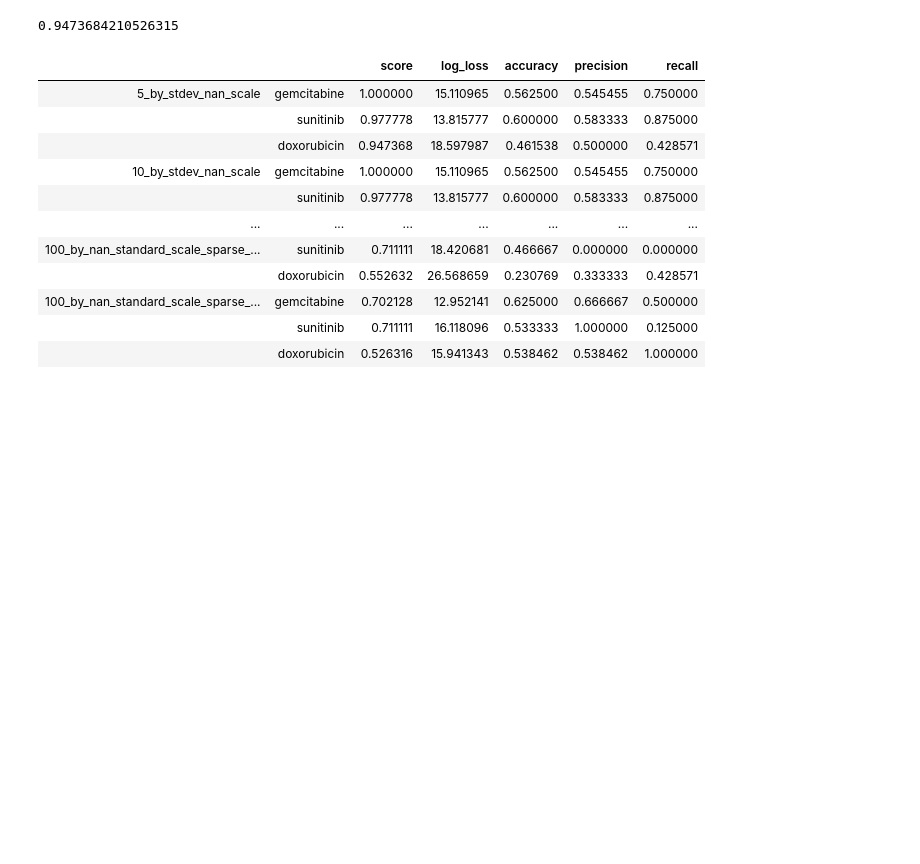
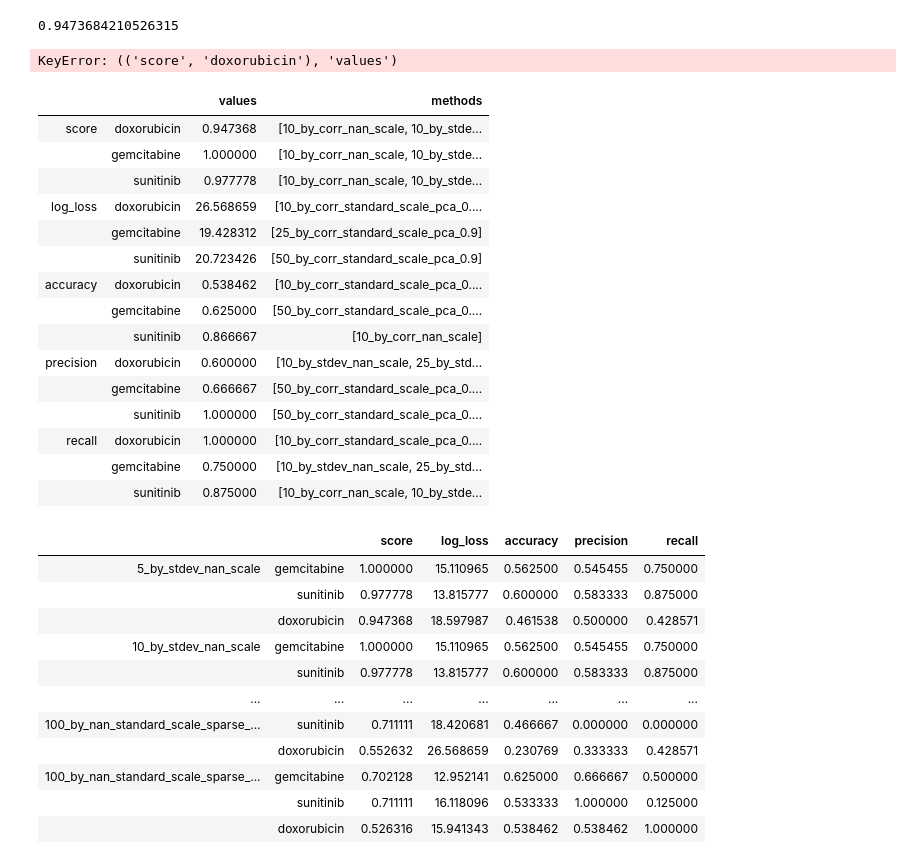
Before and after one commit to thedinak/Genetics-to-Therapuetics, a Jupyter notebook: Jupyter_notebooks/Data_predictions.ipynb, the cells around one changed output. Drawn from its saved outputs; the diff is of its cells as text; code cells hidden in the pictures; blank space fills up the shorter version.

Commit message:
redoing summary data presentation

```diff
--- a/Jupyter_notebooks/Data_predictions.ipynb
+++ b/Jupyter_notebooks/Data_predictions.ipynb
@@ -655,0 +534,6 @@ def present_run_summary (all_results_dictionaries):
+# %%
+summary_df, max_values = present_run_summary(evals_list)
+# %% [output]
+KeyError: (('score', 'doxorubicin'), 'values')
+# %%
+combination = ('score', 'doxorubicin')
@@ -656,3 +542,26 @@ def present_run_summary (all_results_dictionaries):
+# %%
+max_values.at[combination, 'method']=['hi', 'there']
+# %%
+max_values['method'] = ""
+# %%
+max_values
+# %% [output]
+|  |  | values | methods |
+| score | doxorubicin | 0.947368 | [10_by_corr_nan_scale, 10_by_stde... |
+|  | gemcitabine | 1.000000 | [10_by_corr_nan_scale, 10_by_stde... |
+|  | sunitinib | 0.977778 | [10_by_corr_nan_scale, 10_by_stde... |
+| log_loss | doxorubicin | 26.568659 | [10_by_corr_standard_scale_pca_0.... |
+|  | gemcitabine | 19.428312 | [25_by_corr_standard_scale_pca_0.9] |
+|  | sunitinib | 20.723426 | [50_by_corr_standard_scale_pca_0.9] |
+| accuracy | doxorubicin | 0.538462 | [10_by_corr_standard_scale_pca_0.... |
+|  | gemcitabine | 0.625000 | [50_by_corr_standard_scale_pca_0.... |
+|  | sunitinib | 0.866667 | [10_by_corr_nan_scale] |
+| precision | doxorubicin | 0.600000 | [10_by_stdev_nan_scale, 25_by_std... |
+|  | gemcitabine | 0.666667 | [50_by_corr_standard_scale_pca_0.... |
+|  | sunitinib | 1.000000 | [50_by_corr_standard_scale_pca_0.... |
+| recall | doxorubicin | 1.000000 | [10_by_corr_standard_scale_pca_0.... |
+|  | gemcitabine | 0.750000 | [10_by_stdev_nan_scale, 25_by_std... |
+|  | sunitinib | 0.875000 | [10_by_corr_nan_scale, 10_by_stde... |
 # %%
 list_of_results_dfs = []
 for eval_dict in test_dict_list:
```
Also changed, not shown: parts of 21 cells of this notebook, 2 other files.
